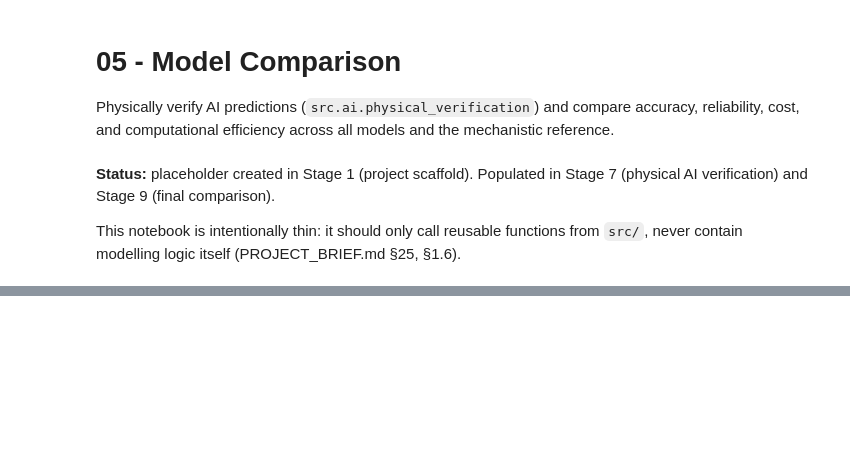
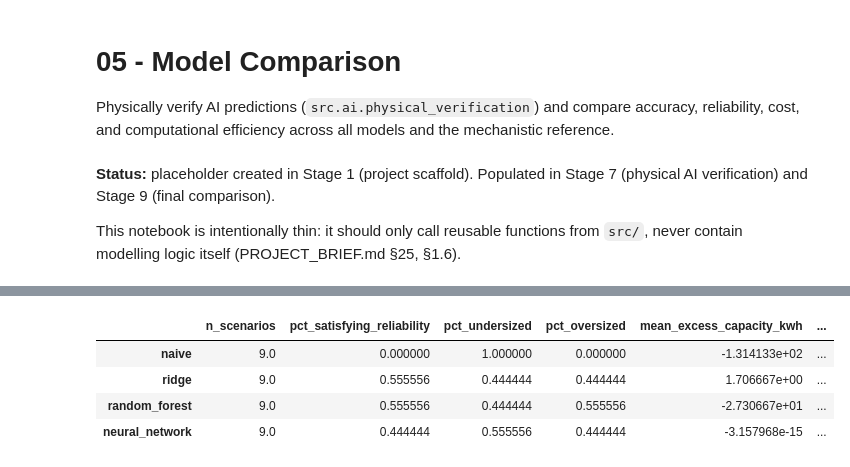
Before and after one commit to sulhos/Leonardo-Assignment, a Jupyter notebook: notebooks/05_model_comparison.ipynb, the cells around one changed output, grey strips where cells are left out. Saved outputs shown, nothing was run; the diff lists cells and outputs as text; code cells hidden in the pictures; blank space fills up the shorter version.

```diff
--- a/notebooks/05_model_comparison.ipynb
+++ b/notebooks/05_model_comparison.ipynb
@@ -61,0 +172,20 @@ if str(PROJECT_ROOT) not in sys.path:
+# %%
+module_capacity_kwh = site_config["battery"]["module_capacity_kwh"]
+verification_by_model = {}
+summary_by_model = {}
+
+for name, preds in predictions_by_model.items():
+    verification = verify_predictions(test_scenarios, preds, weather, site_config, module_capacity_kwh)
+    verification_by_model[name] = verification
+    summary_by_model[name] = summarize_verification(verification)
+    verification.to_csv(TABLES_DIR / f"physical_verification_{name}.csv", index=False)
+
+summary_table = pd.DataFrame(summary_by_model).T
+summary_table.to_csv(TABLES_DIR / "physical_verification_summary_by_model.csv")
+summary_table
+# %% [output]
+|  | n_scenarios | pct_satisfying_reliability | pct_undersized | pct_oversized | mean_excess_capacity_kwh | ... |
+| naive | 9.0 | 0.000000 | 1.000000 | 0.000000 | -1.314133e+02 | ... |
+| ridge | 9.0 | 0.555556 | 0.444444 | 0.444444 | 1.706667e+00 | ... |
+| random_forest | 9.0 | 0.555556 | 0.444444 | 0.555556 | -2.730667e+01 | ... |
+| neural_network | 9.0 | 0.444444 | 0.555556 | 0.444444 | -3.157968e-15 | ... |
```
Also changed, not shown: parts of 15 cells of this notebook, 14 other files.
